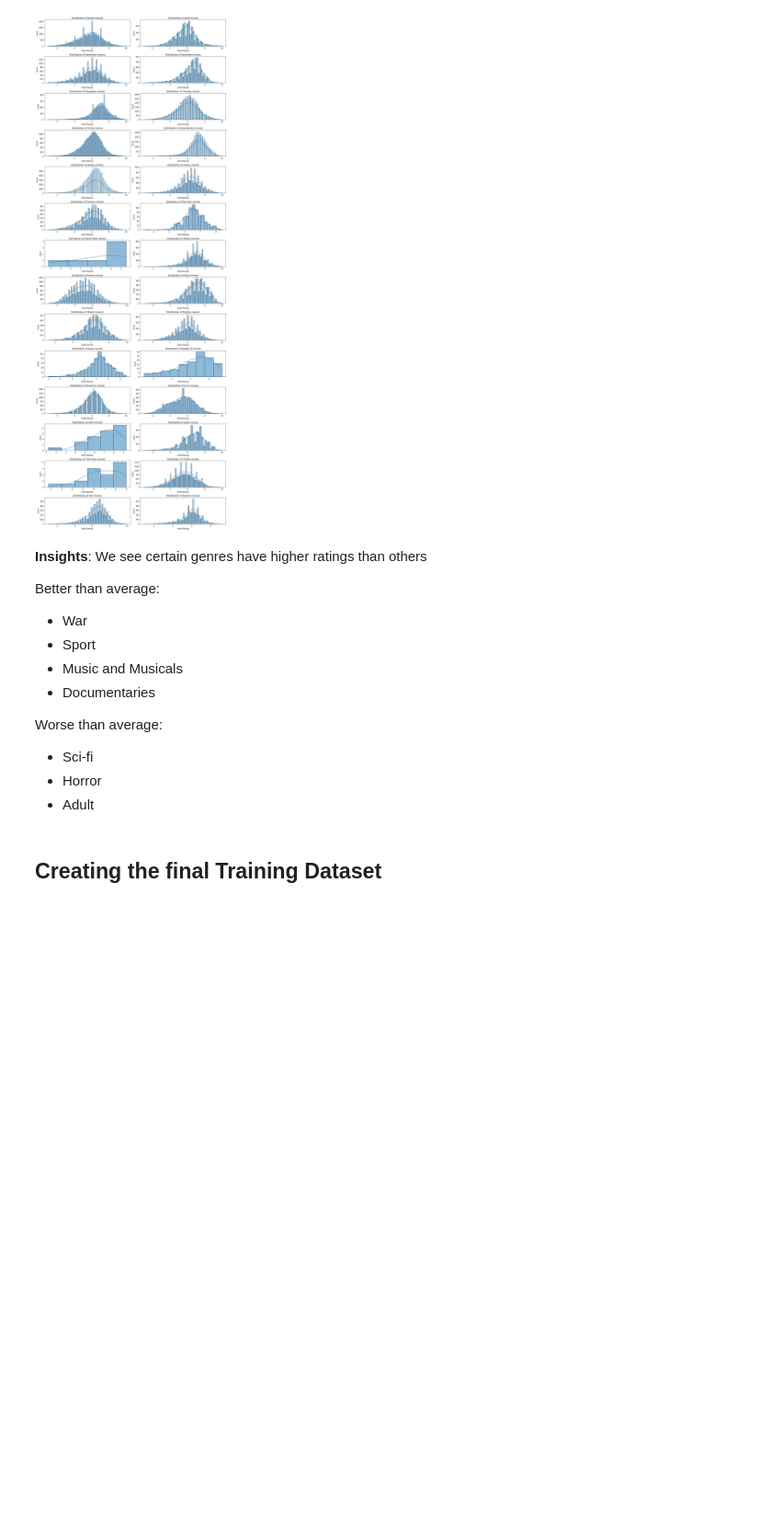
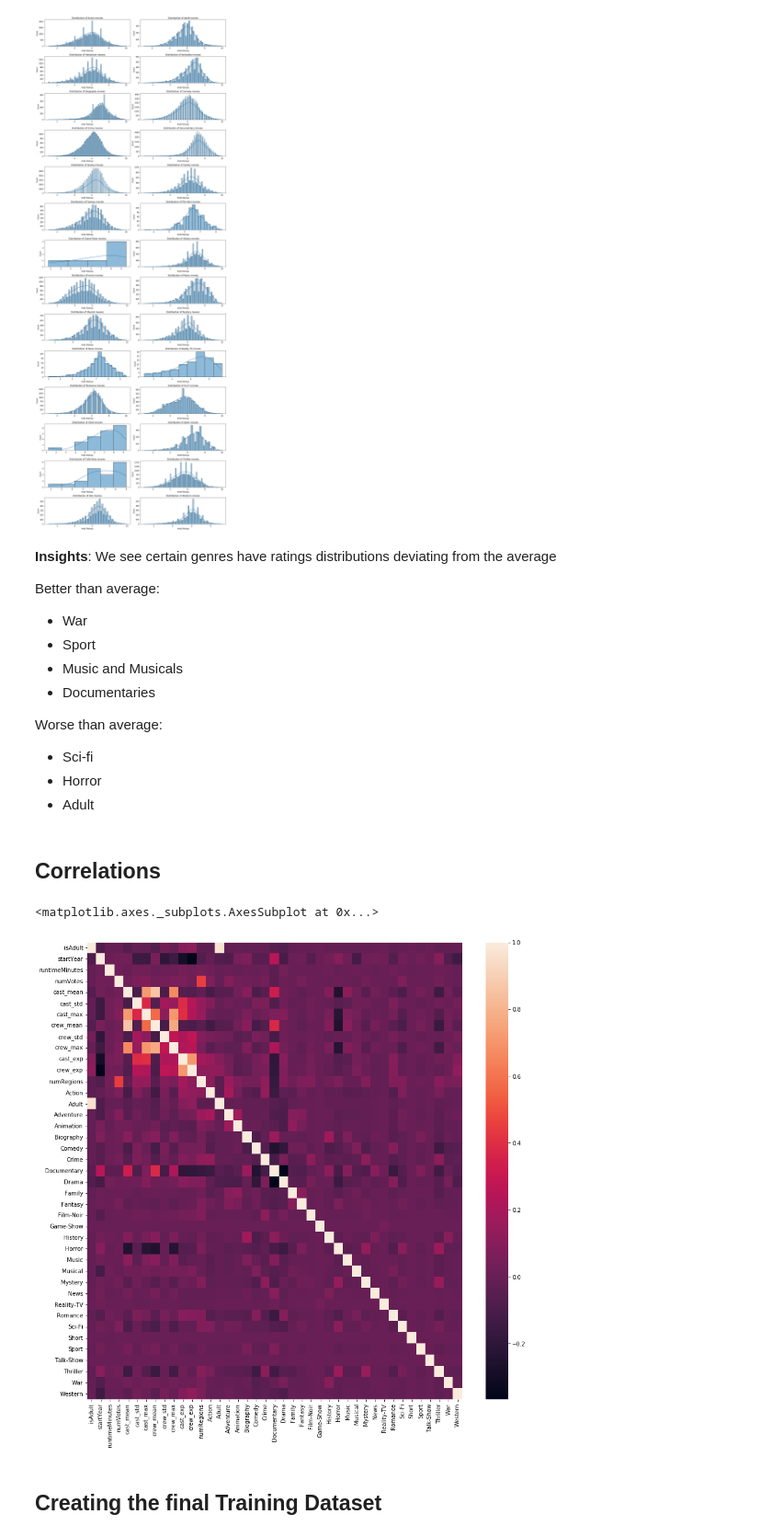
Before and after one commit to tanmaygadgil/imdb-analysis, a Jupyter notebook: EDA.ipynb, the cells around one changed output. Shown at 92% size. Cells and saved outputs as stored; diff of their text form; code cells hidden in the pictures; blank space fills up the shorter version.

```diff
--- a/EDA.ipynb
+++ b/EDA.ipynb
@@ -218,7 +218,7 @@ fig.tight_layout()
 # %% [output]
 [figure]
 # %% [markdown]
-**Insights**: We see certain genres have higher ratings than others
+**Insights**: We see certain genres have ratings distributions deviating from the average
 
 Better than average:
 - War
@@ -230,6 +230,25 @@ Worse than average:
 - Sci-fi
 - Horror
 - Adult
+# %% [markdown]
+## Correlations
+# %%
+train_cols = ['isAdult', 'startYear', 'runtimeMinutes', 'numVotes',
+       'cast_mean', 'cast_std', 'cast_max', 'crew_mean', 'crew_std',
+       'crew_max', 'cast_exp', 'crew_exp', 'numRegions', 'Action', 'Adult',
+       'Adventure', 'Animation', 'Biography', 'Comedy', 'Crime', 'Documentary',
+       'Drama', 'Family', 'Fantasy', 'Film-Noir', 'Game-Show', 'History',
+       'Horror', 'Music', 'Musical', 'Mystery', 'News', 'Reality-TV',
+       'Romance', 'Sci-Fi', 'Short', 'Sport', 'Talk-Show', 'Thriller', 'War',
+       'Western']
+# %%
+features_df = df[train_cols]
+# %%
+plt.figure(figsize = (15,15))
+sns.heatmap(features_df.corr())
+# %% [output]
+<matplotlib.axes._subplots.AxesSubplot at 0x...>
+[figure, added]
 # %% [markdown]
 ## Creating the final Training Dataset
 # %%
```
Also changed, not shown: 2 other files.
